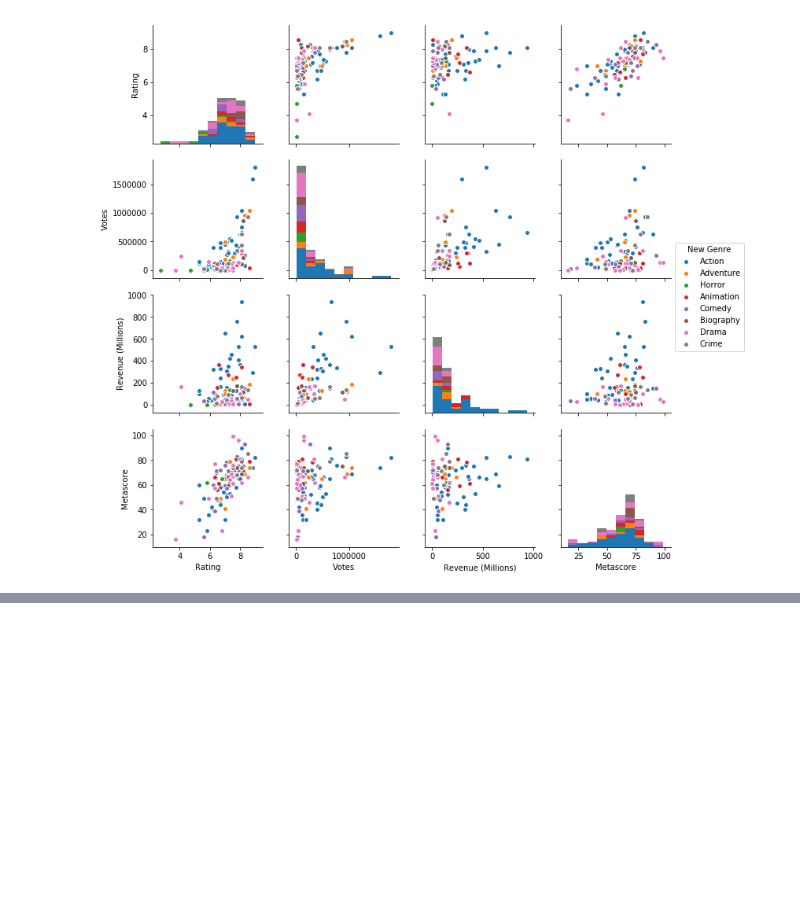
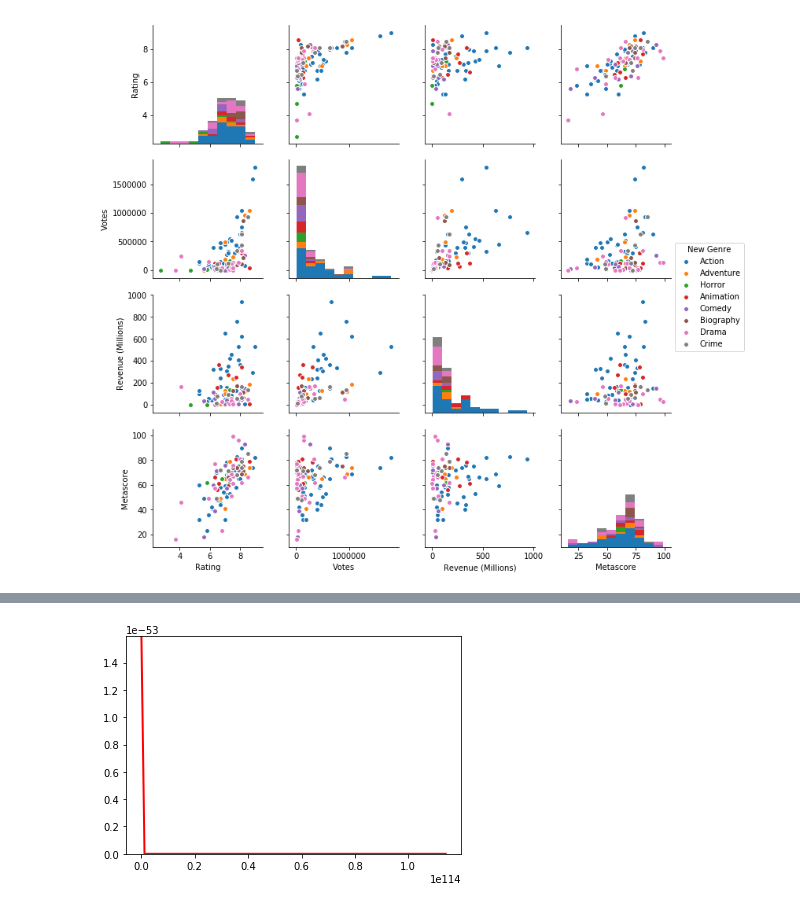
Before and after one commit to donalcarr/DC_Real-World-Simulation, a Jupyter notebook: Project 2018 - Simulation Movies.ipynb, the cells around one changed output, grey strips where cells are left out. Cells and saved outputs as stored; diff of their text form; code cells hidden in the pictures; blank space fills up the shorter version.

```diff
--- a/Project 2018 - Simulation Movies.ipynb
+++ b/Project 2018 - Simulation Movies.ipynb
@@ -99,0 +110,4 @@ g = sns.pairplot(moviedf, hue="New Genre")
+# %%
+mu, sigma = 179.,33. # mean and standard deviation
+s = np.random.lognormal(mu,sigma, 100)
+s
@@ -99,0 +132,10 @@ g = sns.pairplot(moviedf, hue="New Genre")
+# %%
+counts, bins, ignored = mpl.hist(s, 100, density=True, align='mid')
+
+x = np.linspace(min(bins), max(bins), 100)
+pdf = (np.exp(-(np.log(x) - mu)**2 / (2 * sigma**2)) / (x * sigma * np.sqrt(2 * np.pi)))
+mpl.plot(x, pdf, linewidth=2, color='r')
+mpl.axis('tight')
+mpl.show()
+# %% [output]
+[figure, added]
```
Also changed, not shown: parts of 9 cells of this notebook.
